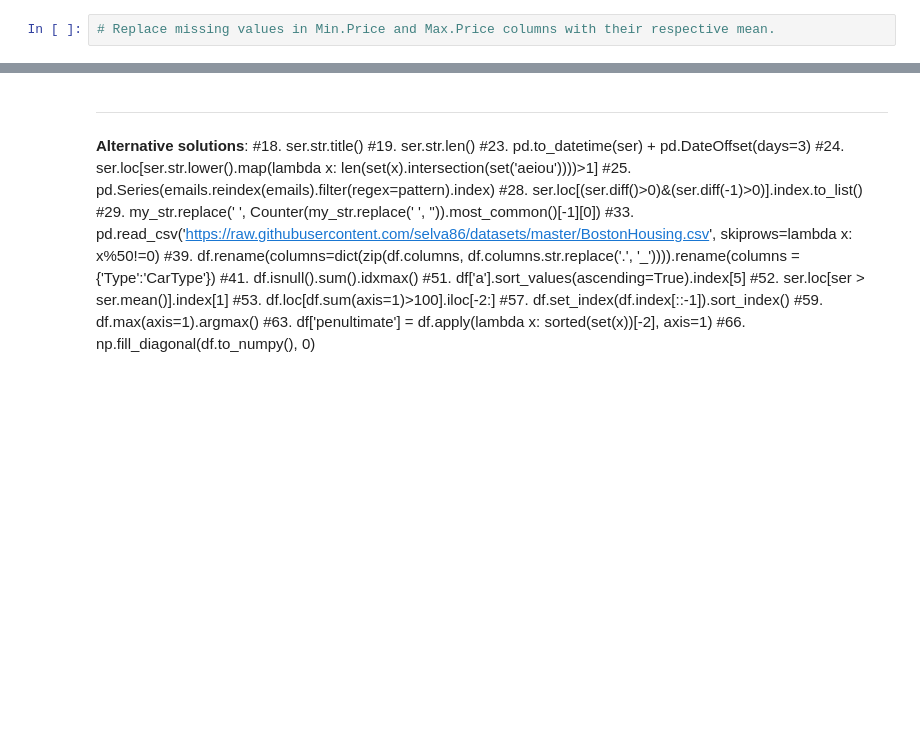
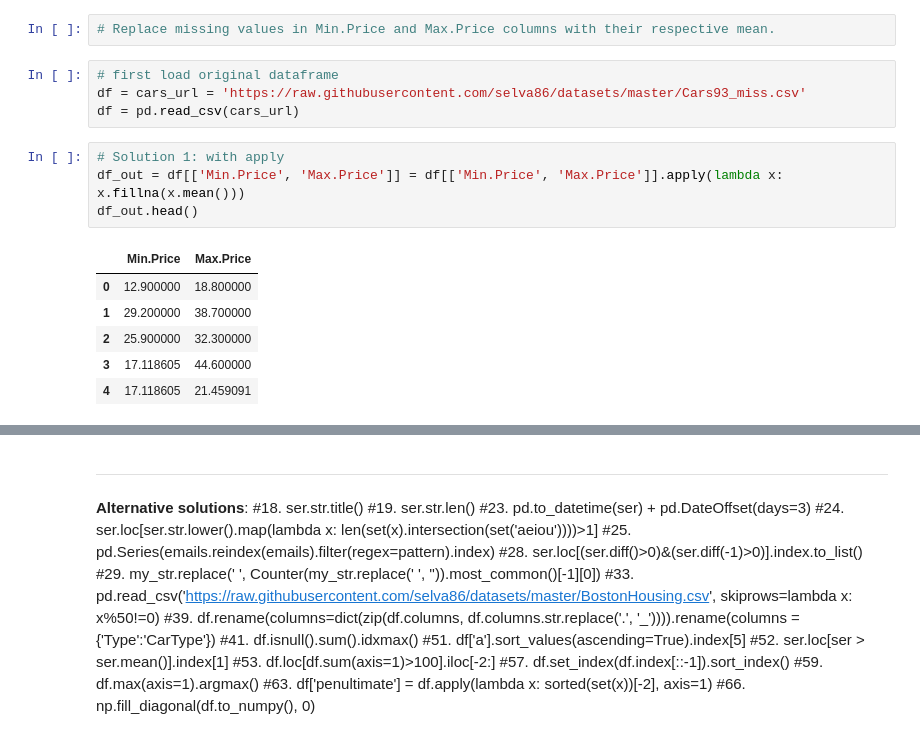
Before and after one commit to KarimaCha/Exercises_Python_NumPy_Pandas, a Jupyter notebook: 03_Pandas_Exercises_KC.ipynb, the cells around one changed output, grey strips where cells are left out. Drawn from its saved outputs; the diff is of its cells as text; blank space fills up the shorter version.

```diff
--- a/03_Pandas_Exercises_KC.ipynb
+++ b/03_Pandas_Exercises_KC.ipynb
@@ -1614,3 +1614,18 @@ memory usage: 19.7+ KB
 #### 42. How to replace missing values of multiple numeric columns with the mean?
 # %%
 # Replace missing values in Min.Price and Max.Price columns with their respective mean.
+# %%
+# first load original dataframe
+df = cars_url = 'https://raw.githubusercontent.com/selva86/datasets/master/Cars93_miss.csv'
+df = pd.read_csv(cars_url)
+# %%
+# Solution 1: with apply
+df_out = df[['Min.Price', 'Max.Price']] = df[['Min.Price', 'Max.Price']].apply(lambda x: x.fillna(x.mean()))
+df_out.head()
+# %% [output]
+|  | Min.Price | Max.Price |
+| 0 | 12.900000 | 18.800000 |
+| 1 | 29.200000 | 38.700000 |
+| 2 | 25.900000 | 32.300000 |
+| 3 | 17.118605 | 44.600000 |
+| 4 | 17.118605 | 21.459091 |
```
Also changed, not shown: parts of 5 cells of this notebook.
